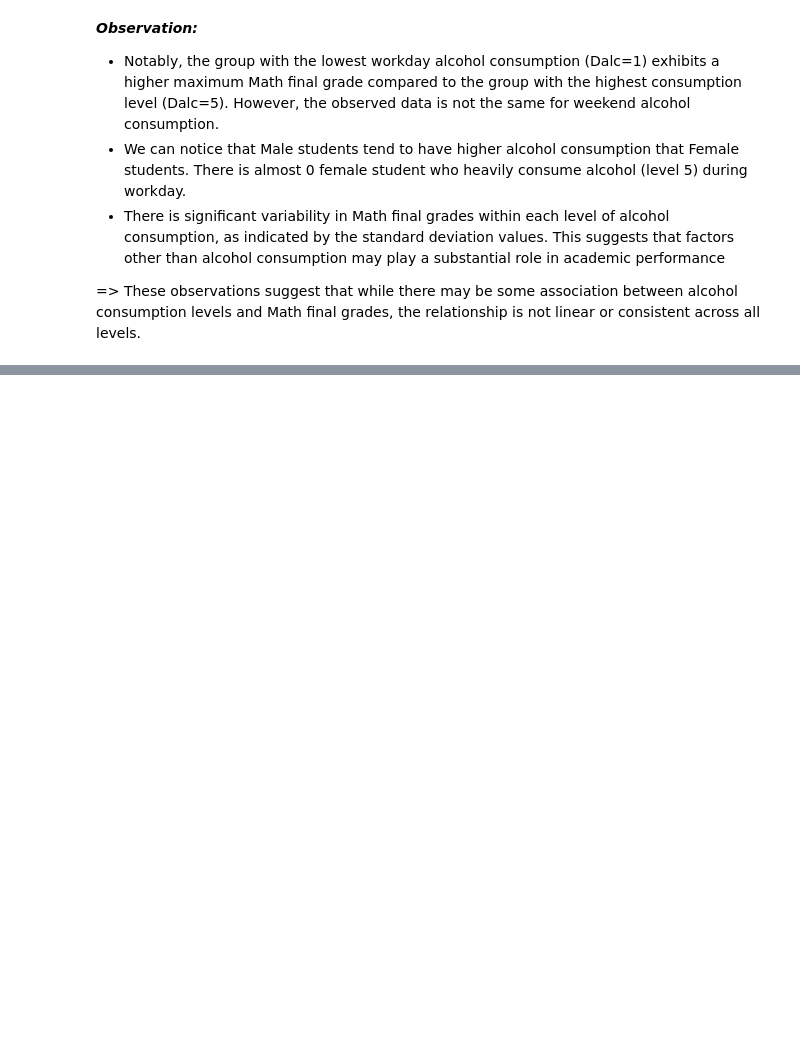
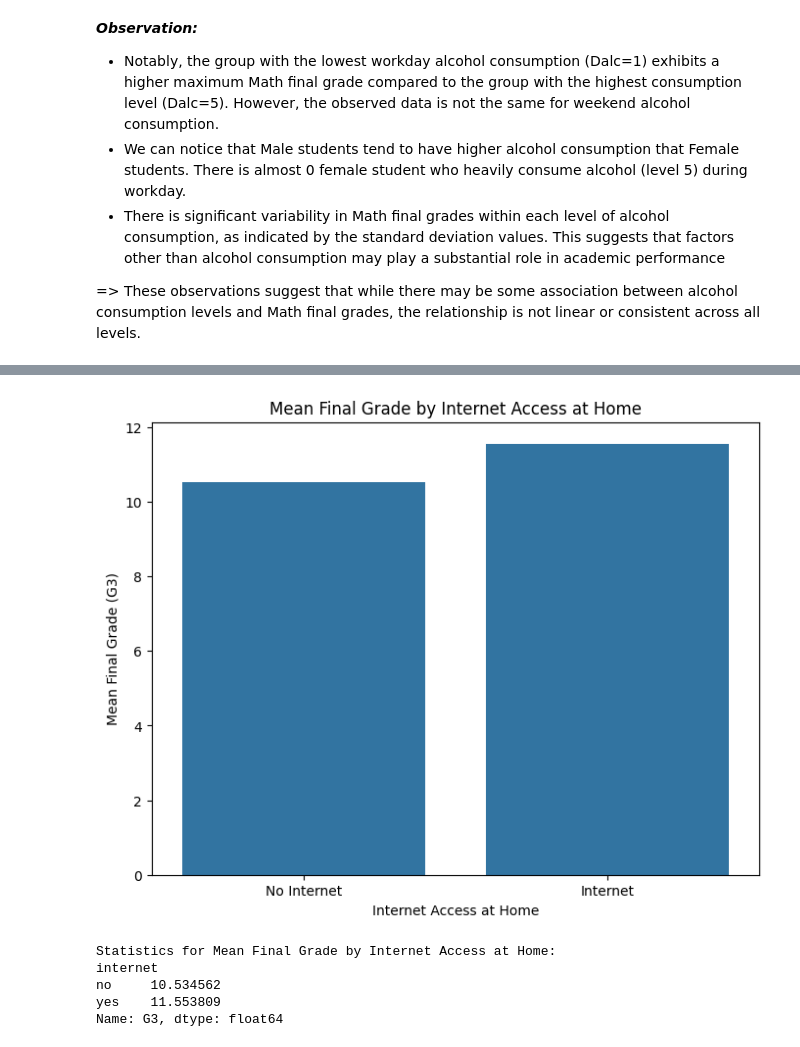
Before and after one commit to zhstella/spark-seprep, a Jupyter notebook: assignments/assignment7/trucduong-a07/trucdg_a07.ipynb, the cells around one changed output, grey strips where cells are left out. Cells and saved outputs as stored; diff of their text form; code cells hidden in the pictures; blank space fills up the shorter version.

```diff
--- a/assignments/assignment7/trucduong-a07/trucdg_a07.ipynb
+++ b/assignments/assignment7/trucduong-a07/trucdg_a07.ipynb
@@ -486,0 +550,29 @@ Walc
+# %%
+# Combine data for Mathematics and Portuguese subjects
+combined_data = pd.concat([df_mat[['internet', 'G3']], df_por[['internet', 'G3']]])
+
+# Group data by 'internet' column
+grouped_data = combined_data.groupby('internet')['G3']
+
+# Calculate Mean Final Grade for each group
+mean_grades = grouped_data.mean()
+
+# Create Plot
+plt.figure(figsize=(8, 6))
+sns.barplot(x=mean_grades.index, y=mean_grades.values)
+plt.title('Mean Final Grade by Internet Access at Home')
+plt.xlabel('Internet Access at Home')
+plt.ylabel('Mean Final Grade (G3)')
+plt.xticks([0, 1], ['No Internet', 'Internet'])
+plt.show()
+
+# Print out statistics
+print("Statistics for Mean Final Grade by Internet Access at Home:")
+print(mean_grades)
+# %% [output]
+[figure, added]
+Statistics for Mean Final Grade by Internet Access at Home:
+internet
+no     10.534562
+yes    11.553809
+Name: G3, dtype: float64
```
Also changed, not shown: parts of 6 cells of this notebook.
